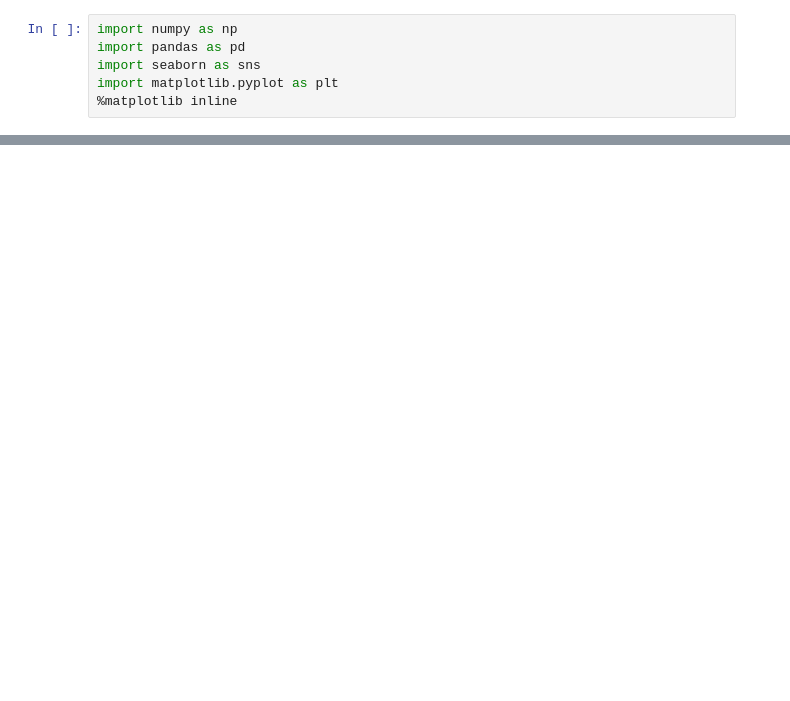
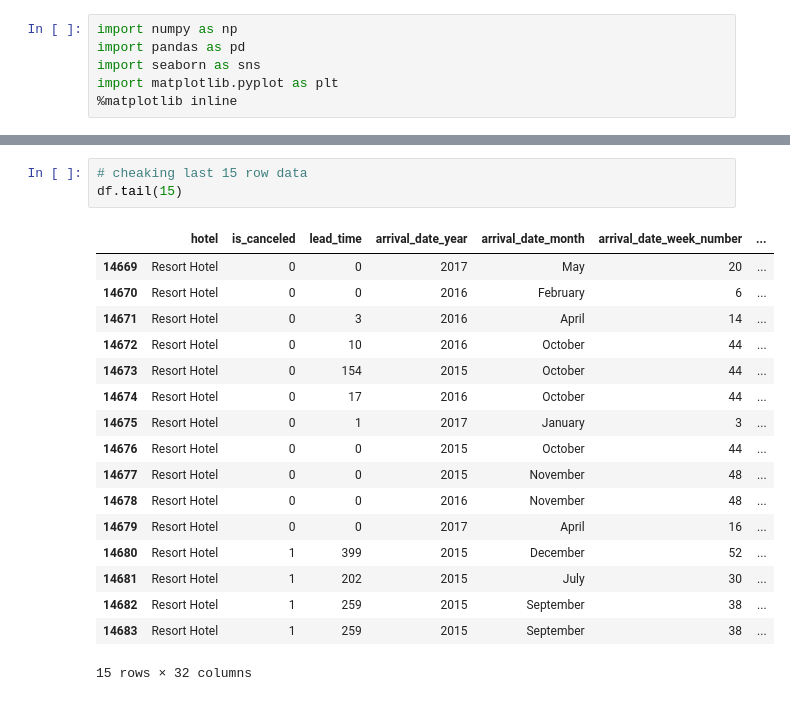
Before and after one commit to kirnapure/hotel-booking-analysis, a Jupyter notebook: Trinity_AVI_,hotel_booking_analysis.ipynb, the cells around one changed output, grey strips where cells are left out. Saved outputs shown, nothing was run; the diff lists cells and outputs as text; blank space fills up the shorter version.

```diff
--- a/Trinity_AVI_,hotel_booking_analysis.ipynb
+++ b/Trinity_AVI_,hotel_booking_analysis.ipynb
@@ -17,0 +73,21 @@ import matplotlib.pyplot as plt
+# %%
+# cheaking last 15 row data
+df.tail(15)
+# %% [output]
+|  | hotel | is_canceled | lead_time | arrival_date_year | arrival_date_month | arrival_date_week_number | ... |
+| 14669 | Resort Hotel | 0 | 0 | 2017 | May | 20 | ... |
+| 14670 | Resort Hotel | 0 | 0 | 2016 | February | 6 | ... |
+| 14671 | Resort Hotel | 0 | 3 | 2016 | April | 14 | ... |
+| 14672 | Resort Hotel | 0 | 10 | 2016 | October | 44 | ... |
+| 14673 | Resort Hotel | 0 | 154 | 2015 | October | 44 | ... |
+| 14674 | Resort Hotel | 0 | 17 | 2016 | October | 44 | ... |
+| 14675 | Resort Hotel | 0 | 1 | 2017 | January | 3 | ... |
+| 14676 | Resort Hotel | 0 | 0 | 2015 | October | 44 | ... |
+| 14677 | Resort Hotel | 0 | 0 | 2015 | November | 48 | ... |
+| 14678 | Resort Hotel | 0 | 0 | 2016 | November | 48 | ... |
+| 14679 | Resort Hotel | 0 | 0 | 2017 | April | 16 | ... |
+| 14680 | Resort Hotel | 1 | 399 | 2015 | December | 52 | ... |
+| 14681 | Resort Hotel | 1 | 202 | 2015 | July | 30 | ... |
+| 14682 | Resort Hotel | 1 | 259 | 2015 | September | 38 | ... |
+| 14683 | Resort Hotel | 1 | 259 | 2015 | September | 38 | ... |
+15 rows × 32 columns
```
Also changed, not shown: parts of 9 cells of this notebook.
